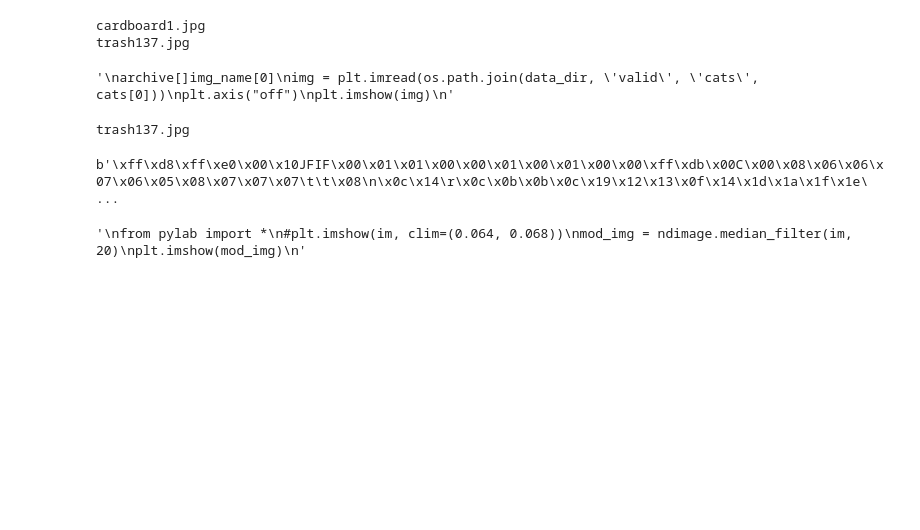
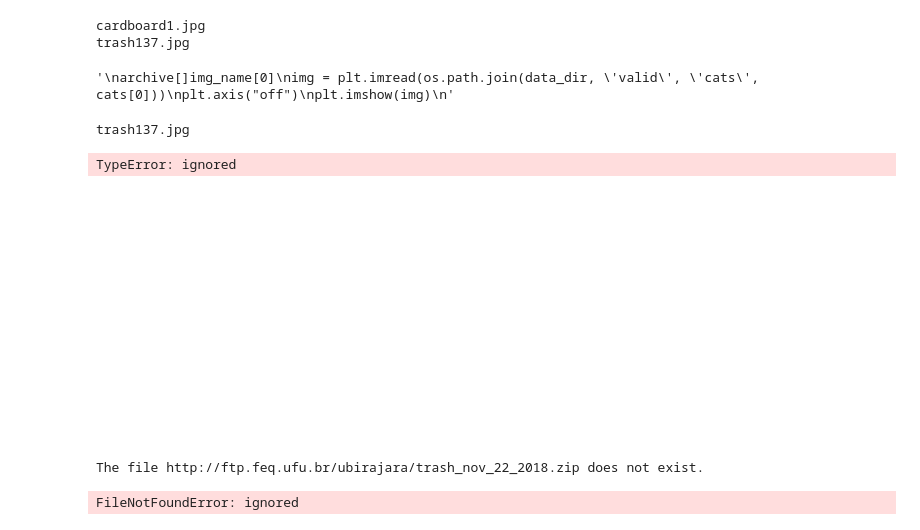
Before and after one commit to ucfilho/ANN_Class, a Jupyter notebook: Trash_nov_27_2018.ipynb, the cells around one changed output. Drawn from its saved outputs; the diff is of its cells as text; code cells hidden in the pictures; blank space fills up the shorter version.

```diff
--- a/Trash_nov_27_2018.ipynb
+++ b/Trash_nov_27_2018.ipynb
@@ -103,7 +105,20 @@ for infile in img_name:
       Image.open(infile).save(outfile)
     except IOError:
       print("cannot convert", infile)
-# %%
-print(outfile)
-# %% [output]
-trash137.jpg
+# %%
+print(outfile)
+img = cv2.imread(archive.namelist()[0])
+plt.axis("off")
+plt.imshow(img)
+# %% [output]
+trash137.jpg
+TypeError: ignored
+[figure, added]
+# %%
+path1='http://ftp.feq.ufu.br/ubirajara/trash_nov_22_2018.zip'
+if os.path.isfile(path1):
+    img1 = cv2.imread(path1, 0)
+else:
+    print ("The file " + path1 + " does not exist.")
+# %% [output]
+The file http://ftp.feq.ufu.br/ubirajara/trash_nov_22_2018.zip does not exist.
@@ -110,9 +142,33 @@ trash137.jpg
+# %%
+img = plt.imread(os.path.join(data_dir, archive.namelist()[0]))
+plt.axis("off")
+plt.imshow(img)
+# %% [output]
+FileNotFoundError: ignored
 # %%
+'''
+%pylab inline
 # read image to array
-im =archive.read(archive.namelist()[0])
-print(im)
+img =archive.read(archive.namelist()[0])
+#print(im)
 # plot the image
-# plt.imshow(im)
+#img.thumbnail((64, 64), Image.ANTIALIAS) # resizes image in-place
+#plt.imshow(img, interpolation="nearest")
+plt.imshow(img)
+
+
+'''
+#plt.show()
+
+#plt.imshow(img.reshape(im.shape[0], im.shape[1]), cmap=plt.cm.Greys)
+
+
+'''
+plt.imshow(img,clim=(0.064, 0.068))
+mod_img = ndimage.median_filter(img, 20)
+plt.imshow(mod_img)
+plt.show()
+'''
 
 '''
 from pylab import *
@@ -120,6 +176,3 @@ from pylab import *
 mod_img = ndimage.median_filter(im, 20)
 plt.imshow(mod_img)
 '''
-# %% [output]
-b'\xff\xd8\xff\xe0\x00\x10JFIF\x00\x01\x01\x00\x00\x01\x00\x01\x00\x00\xff\xdb\x00C\x00\x08\x06\x06\x07\x06\x05\x08\x07\x07\x07\t\t\x08\n\x0c\x14\r\x0c\x0b\x0b\x0c\x19\x12\x13\x0f\x14\x1d\x1a\x1f\x1e\ ...
-'\nfrom pylab import *\n#plt.imshow(im, clim=(0.064, 0.068))\nmod_img = ndimage.median_filter(im, 20)\nplt.imshow(mod_img)\n'
```
Also changed, not shown: parts of 6 cells of this notebook.
